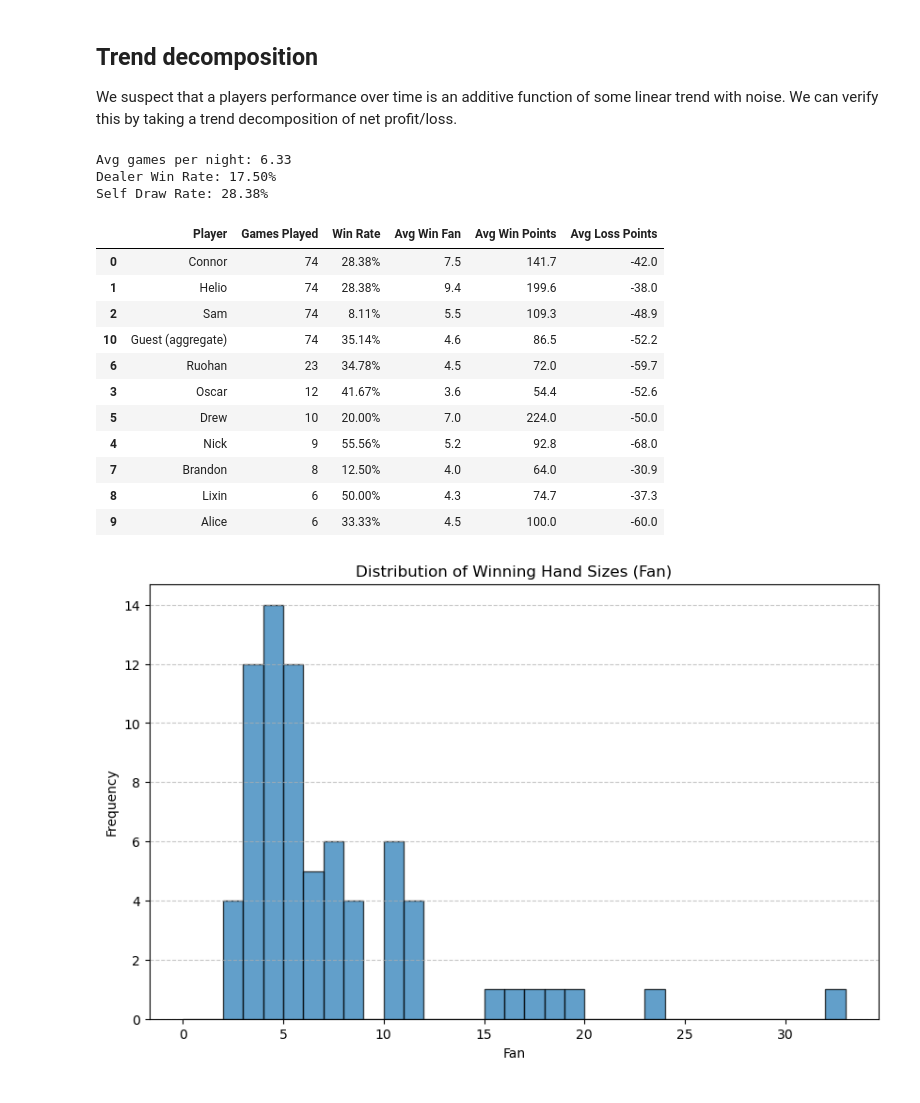
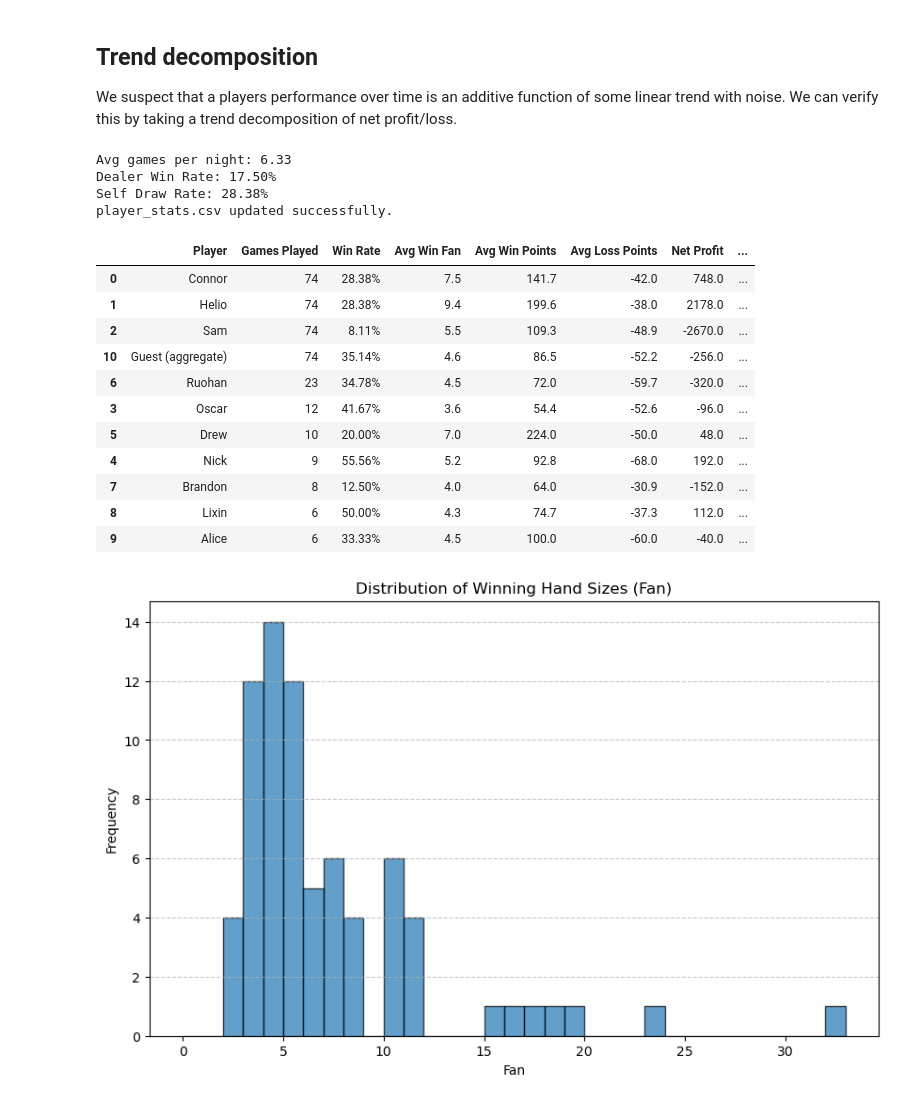
Before and after one commit to Conair94/Lifetime-Mahjong-Performance, a Jupyter notebook: Season 2 Data/Processing.ipynb, the cells around one changed output. Cells and saved outputs as stored; diff of their text form; code cells hidden in the pictures.

```diff
--- a/Season 2 Data/Processing.ipynb
+++ b/Season 2 Data/Processing.ipynb
@@ -171,7 +171,9 @@ for p in all_players_list:
             'Win Rate': win_rate,
             'Avg Win Fan': f"{avg_win_fan:.1f}" if not pd.isna(avg_win_fan) else "0.0",
             'Avg Win Points': f"{avg_win_points:.1f}",
-            'Avg Loss Points': f"{avg_loss_points:.1f}"
+            'Avg Loss Points': f"{avg_loss_points:.1f}",
+            'Net Profit': f"{p_data.sum():.1f}",
+            'Expected Points Per Hand': f"{p_data.mean():.2f}"
         })
 
 # Guest Aggregate Stats
@@ -181,46 +183,54 @@ games_played = len(guest_data)
 if games_played > 0:
     wins = guest_data[guest_data > 0]
     losses = guest_data[guest_data < 0]
     win_rate = len(wins) / games_played
 
     # Avg Fan (using indices from concatenated series)
     win_indices = wins.index
     avg_win_fan = df_data.loc[win_indices, 'fan'].mean()
 
     avg_win_points = wins.mean() if not wins.empty else 0
     avg_loss_points = losses.mean() if not losses.empty else 0
 
     player_stats.append({
         'Player': 'Guest (aggregate)',
         'Games Played': games_played,
         'Win Rate': win_rate,
         'Avg Win Fan': f"{avg_win_fan:.1f}" if not pd.isna(avg_win_fan) else "0.0",
         'Avg Win Points': f"{avg_win_points:.1f}",
-        'Avg Loss Points': f"{avg_loss_points:.1f}"
+        'Avg Loss Points': f"{avg_loss_points:.1f}",
+        'Net Profit': f"{guest_data.sum():.1f}",
+        'Expected Points Per Hand': f"{guest_data.mean():.2f}"
     })
 
 stats_df = pd.DataFrame(player_stats)
 # Sort by Games Played descending
 stats_df = stats_df.sort_values(by='Games Played', ascending=False)
 # Format Win Rate as percentage for display
 stats_df['Win Rate'] = stats_df['Win Rate'].map(lambda x: f"{x:.2%}")
+
+# Save to CSV
+stats_df.to_csv("player_stats.csv", index=False)
+print("player_stats.csv updated successfully.")
+
 display(stats_df)
 # %% [output]
 Avg games per night: 6.33
 Dealer Win Rate: 17.50%
 Self Draw Rate: 28.38%
+player_stats.csv updated successfully.
-|  | Player | Games Played | Win Rate | Avg Win Fan | Avg Win Points | Avg Loss Points |
-| 0 | Connor | 74 | 28.38% | 7.5 | 141.7 | -42.0 |
-| 1 | Helio | 74 | 28.38% | 9.4 | 199.6 | -38.0 |
-| 2 | Sam | 74 | 8.11% | 5.5 | 109.3 | -48.9 |
-| 10 | Guest (aggregate) | 74 | 35.14% | 4.6 | 86.5 | -52.2 |
-| 6 | Ruohan | 23 | 34.78% | 4.5 | 72.0 | -59.7 |
-| 3 | Oscar | 12 | 41.67% | 3.6 | 54.4 | -52.6 |
-| 5 | Drew | 10 | 20.00% | 7.0 | 224.0 | -50.0 |
-| 4 | Nick | 9 | 55.56% | 5.2 | 92.8 | -68.0 |
-| 7 | Brandon | 8 | 12.50% | 4.0 | 64.0 | -30.9 |
-| 8 | Lixin | 6 | 50.00% | 4.3 | 74.7 | -37.3 |
-| 9 | Alice | 6 | 33.33% | 4.5 | 100.0 | -60.0 |
+|  | Player | Games Played | Win Rate | Avg Win Fan | Avg Win Points | Avg Loss Points | Net Profit | ... |
+| 0 | Connor | 74 | 28.38% | 7.5 | 141.7 | -42.0 | 748.0 | ... |
+| 1 | Helio | 74 | 28.38% | 9.4 | 199.6 | -38.0 | 2178.0 | ... |
+| 2 | Sam | 74 | 8.11% | 5.5 | 109.3 | -48.9 | -2670.0 | ... |
+| 10 | Guest (aggregate) | 74 | 35.14% | 4.6 | 86.5 | -52.2 | -256.0 | ... |
+| 6 | Ruohan | 23 | 34.78% | 4.5 | 72.0 | -59.7 | -320.0 | ... |
+| 3 | Oscar | 12 | 41.67% | 3.6 | 54.4 | -52.6 | -96.0 | ... |
+| 5 | Drew | 10 | 20.00% | 7.0 | 224.0 | -50.0 | 48.0 | ... |
+| 4 | Nick | 9 | 55.56% | 5.2 | 92.8 | -68.0 | 192.0 | ... |
+| 7 | Brandon | 8 | 12.50% | 4.0 | 64.0 | -30.9 | -152.0 | ... |
+| 8 | Lixin | 6 | 50.00% | 4.3 | 74.7 | -37.3 | 112.0 | ... |
+| 9 | Alice | 6 | 33.33% | 4.5 | 100.0 | -60.0 | -40.0 | ... |
 # %%
 # Histogram of Winning Hand Sizes (Fan)
 plt.figure(figsize=(10, 6))
```
Also changed, not shown: 1 other file.
